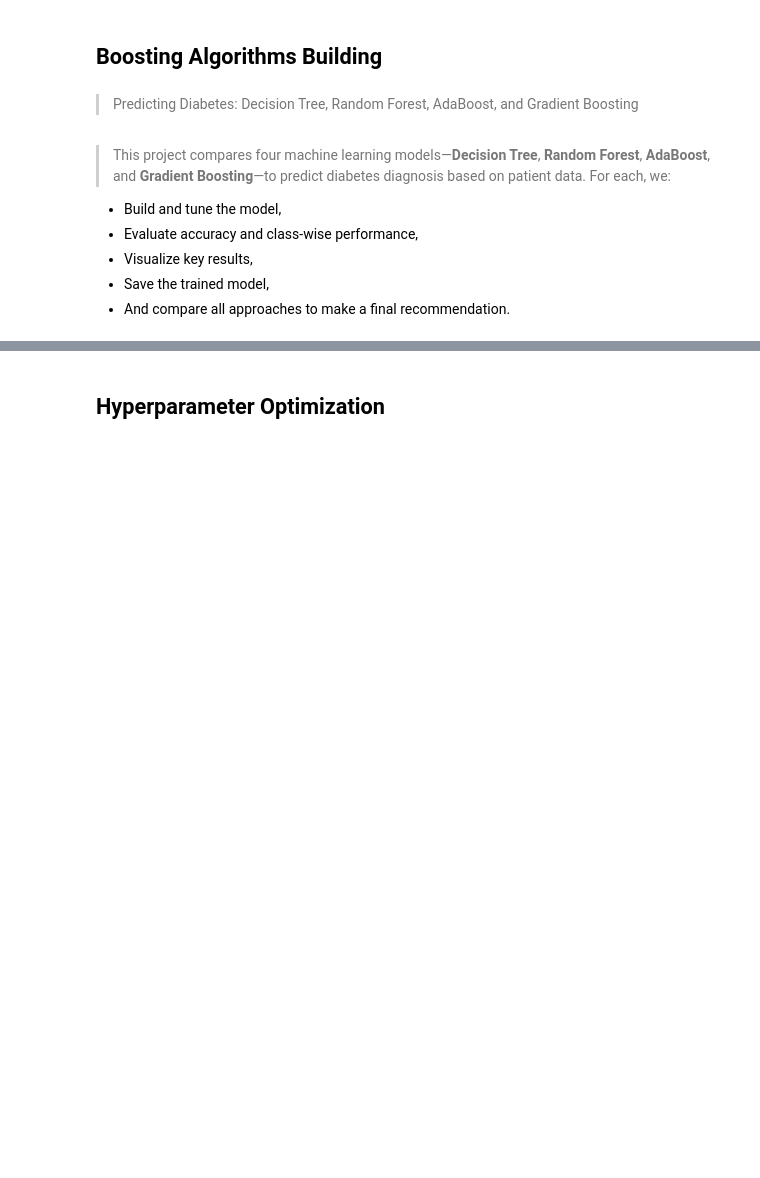
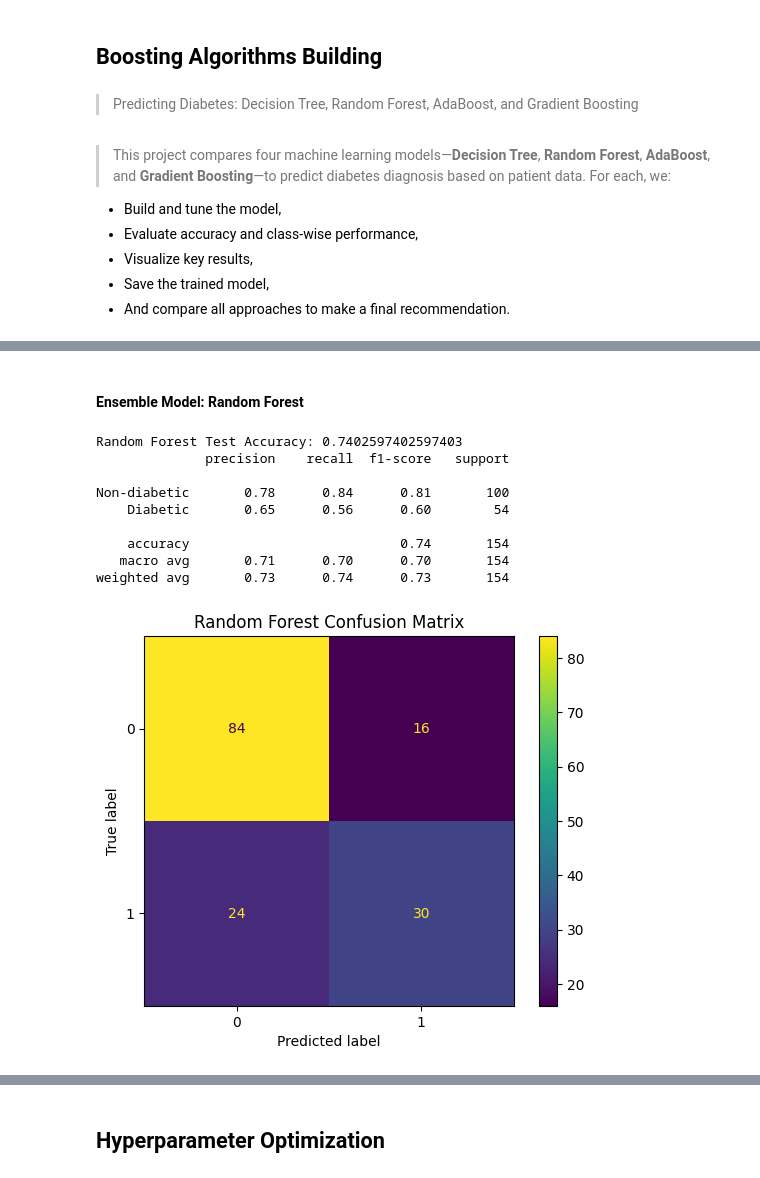
Before and after one commit to 4GeeksAcademy/ginotomasd-boostingalgo, a Jupyter notebook: project.ipynb, the cells around one changed output, grey strips where cells are left out. Saved outputs shown, nothing was run; the diff lists cells and outputs as text; code cells hidden in the pictures; blank space fills up the shorter version.

```diff
--- a/project.ipynb
+++ b/project.ipynb
@@ -591,0 +537,32 @@ plt.show()
+# %% [markdown]
+#### Ensemble Model: Random Forest
+# %%
+import joblib
+import os
+
+try:
+    rf = joblib.load('models/random_forest_best.pkl')
+except:
+    from sklearn.ensemble import RandomForestClassifier
+    rf = RandomForestClassifier(n_estimators=100, max_depth=7, random_state=42, n_jobs=-1)
+    rf.fit(X_train, y_train)
+    os.makedirs('models', exist_ok=True)
+    joblib.dump(rf, 'models/random_forest_best.pkl')
+y_pred_rf = rf.predict(X_test)
+
+print("Random Forest Test Accuracy:", accuracy_score(y_test, y_pred_rf))
+print(classification_report(y_test, y_pred_rf, target_names=['Non-diabetic', 'Diabetic']))
+ConfusionMatrixDisplay.from_estimator(rf, X_test, y_test)
+plt.title("Random Forest Confusion Matrix")
+plt.show()
+# %% [output]
+Random Forest Test Accuracy: 0.7402597402597403
+              precision    recall  f1-score   support
+
+Non-diabetic       0.78      0.84      0.81       100
+    Diabetic       0.65      0.56      0.60        54
+
+    accuracy                           0.74       154
+   macro avg       0.71      0.70      0.70       154
+weighted avg       0.73      0.74      0.73       154
+[figure, added]
```
Also changed, not shown: parts of 34 cells of this notebook, 4 other files.
